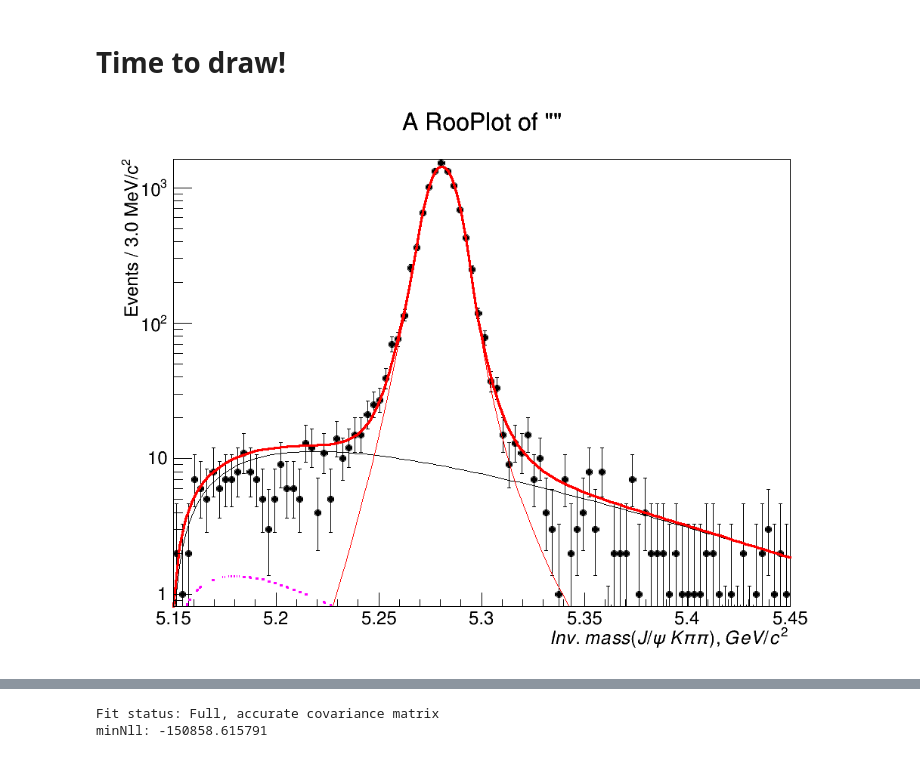
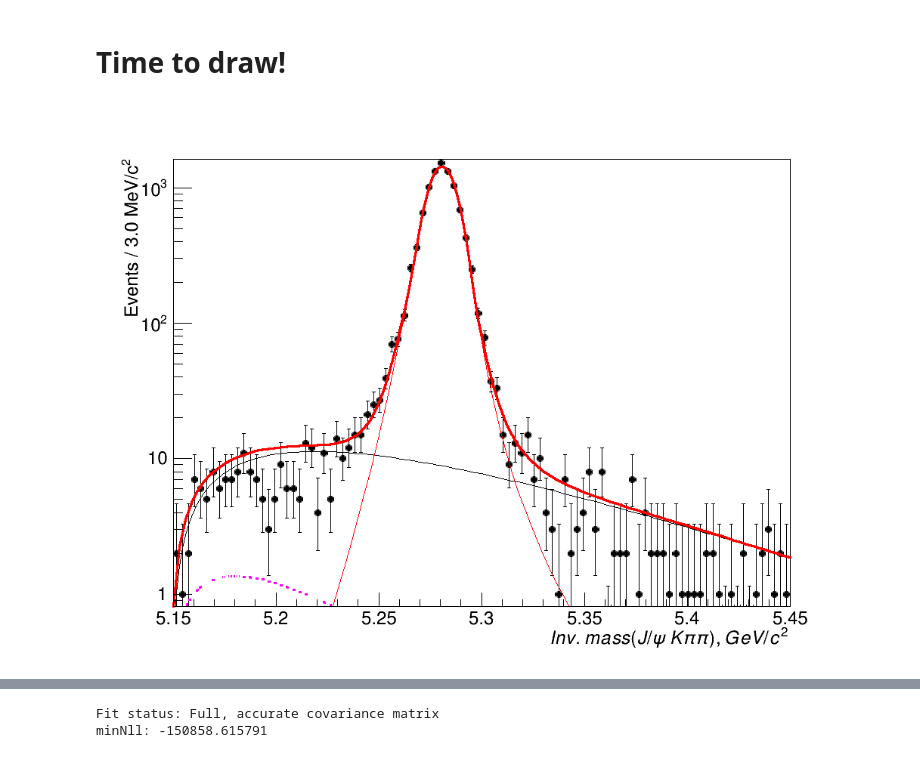
Before and after one commit to sashabaranov/Bu2JpsiKKpi, a Jupyter notebook: Kpipi/fit/2D_fit.ipynb, the cells around one changed output, grey strips where cells are left out. Saved outputs shown, nothing was run; the diff lists cells and outputs as text; code cells hidden in the pictures.

```diff
--- a/Kpipi/fit/2D_fit.ipynb
+++ b/Kpipi/fit/2D_fit.ipynb
@@ -152,15 +152,16 @@ r = model.fitTo(ds_Bu, draw=False)
 # %%
 c1 = rootnotes.random_canvas(size=(1024,768))
 fu = model.draw1(dataset=ds_Bu, nbins=nbin_Bu)
 fu.SetXTitle("Inv.\,mass(J/\psi\,K\pi\pi), GeV/c^{2}}")
 fu.SetYTitle("Events / %.1f MeV/c^{2}" % binning_b)
+fu.SetTitle("")
 
 fu.Draw()
 
 c1.SetLogy()
 c1
 # %% [output]
-[figure, old version]
+[figure, new version]
 # %%
 c2 = rootnotes.random_canvas(size=(1024,768))
 fu = model.draw2(dataset=ds_Bu, nbins=nbin_R)
```
Also changed, not shown: parts of 1 cell of this notebook, 5 other files.
